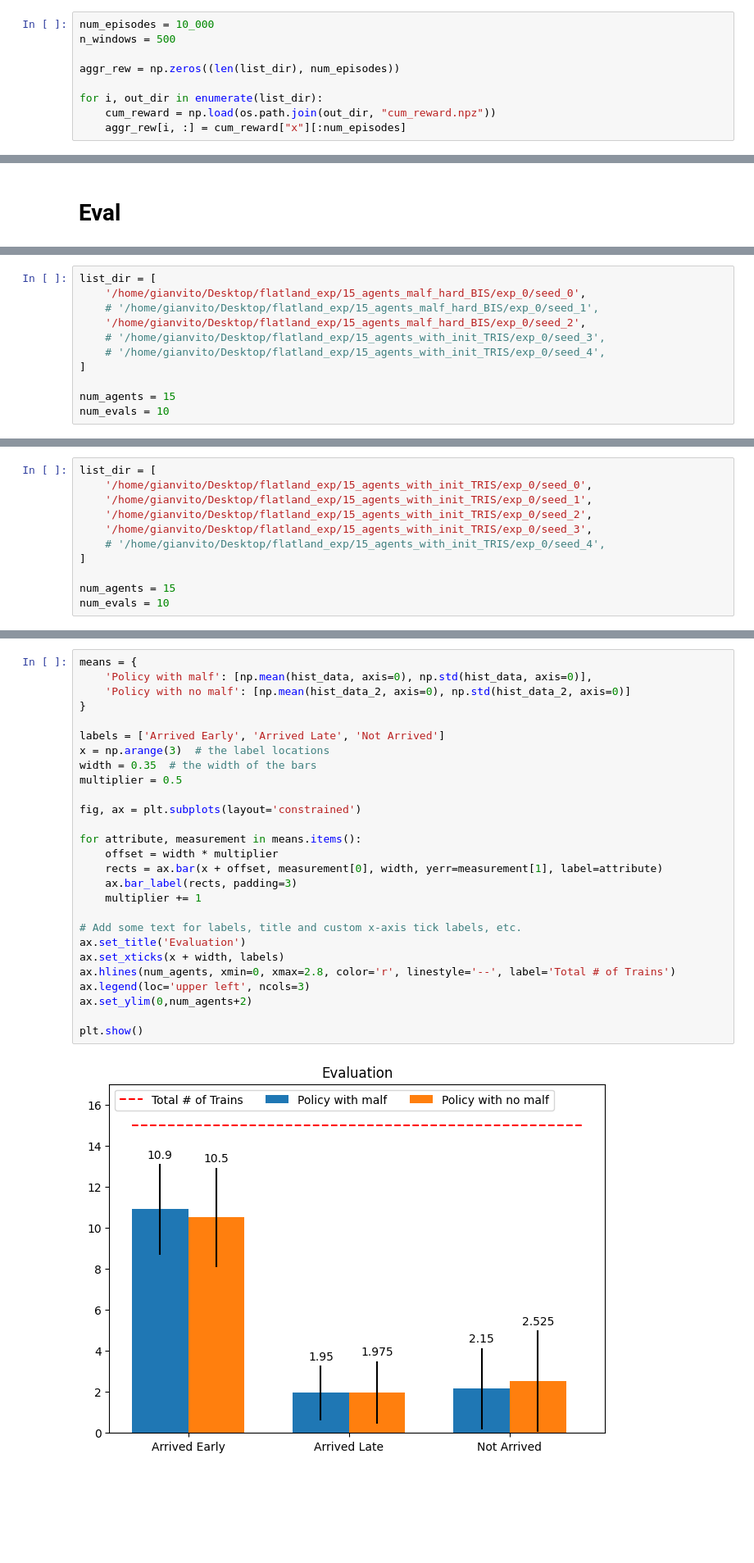
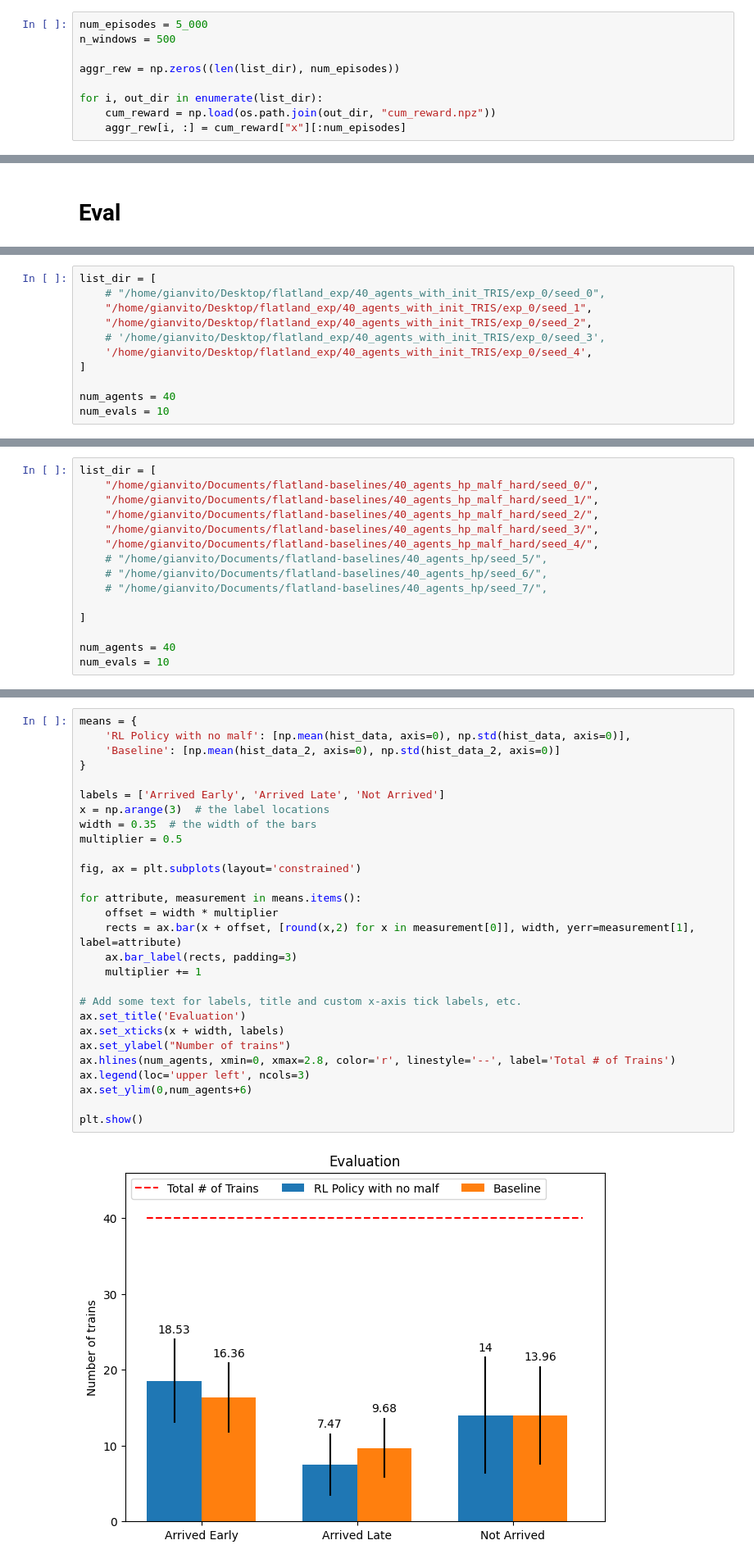
Before and after one commit to gvlos/SwitchFL, a Jupyter notebook: plot.ipynb, the cells around one changed output, grey strips where cells are left out. Shown: that part at 82% size. Drawn from its saved outputs; the diff is of its cells as text; blank space fills up the shorter version.

Commit message:
exploit round

```diff
--- a/plot.ipynb
+++ b/plot.ipynb
@@ -25,6 +25,6 @@ list_dir = [
 ]
 # %%
-num_episodes = 10_000
+num_episodes = 5_000
 n_windows = 500
 
 aggr_rew = np.zeros((len(list_dir), num_episodes))
@@ -106,14 +108,14 @@ def barplot(list_dir, num_evals, num_agents):
     return hist_data
 # %%
 list_dir = [
-    '/home/gianvito/Desktop/flatland_exp/15_agents_malf_hard_BIS/exp_0/seed_0',
-    # '/home/gianvito/Desktop/flatland_exp/15_agents_malf_hard_BIS/exp_0/seed_1',
-    '/home/gianvito/Desktop/flatland_exp/15_agents_malf_hard_BIS/exp_0/seed_2',
-    # '/home/gianvito/Desktop/flatland_exp/15_agents_with_init_TRIS/exp_0/seed_3',
-    # '/home/gianvito/Desktop/flatland_exp/15_agents_with_init_TRIS/exp_0/seed_4',
+    # "/home/gianvito/Desktop/flatland_exp/40_agents_with_init_TRIS/exp_0/seed_0",
+    "/home/gianvito/Desktop/flatland_exp/40_agents_with_init_TRIS/exp_0/seed_1",
+    "/home/gianvito/Desktop/flatland_exp/40_agents_with_init_TRIS/exp_0/seed_2",
+    # '/home/gianvito/Desktop/flatland_exp/40_agents_with_init_TRIS/exp_0/seed_3',
+    '/home/gianvito/Desktop/flatland_exp/40_agents_with_init_TRIS/exp_0/seed_4',
 ]
 
-num_agents = 15
+num_agents = 40
 num_evals = 10
 # %%
 hist_data = barplot(list_dir, num_evals, num_agents)
@@ -122,13 +124,17 @@ hist_data = barplot(list_dir, num_evals, num_agents)
 # %%
 list_dir = [
-    '/home/gianvito/Desktop/flatland_exp/15_agents_with_init_TRIS/exp_0/seed_0',
-    '/home/gianvito/Desktop/flatland_exp/15_agents_with_init_TRIS/exp_0/seed_1',
-    '/home/gianvito/Desktop/flatland_exp/15_agents_with_init_TRIS/exp_0/seed_2',
-    '/home/gianvito/Desktop/flatland_exp/15_agents_with_init_TRIS/exp_0/seed_3',
-    # '/home/gianvito/Desktop/flatland_exp/15_agents_with_init_TRIS/exp_0/seed_4',
+    "/home/gianvito/Documents/flatland-baselines/40_agents_hp_malf_hard/seed_0/",
+    "/home/gianvito/Documents/flatland-baselines/40_agents_hp_malf_hard/seed_1/",
+    "/home/gianvito/Documents/flatland-baselines/40_agents_hp_malf_hard/seed_2/",
+    "/home/gianvito/Documents/flatland-baselines/40_agents_hp_malf_hard/seed_3/",
+    "/home/gianvito/Documents/flatland-baselines/40_agents_hp_malf_hard/seed_4/",
+    # "/home/gianvito/Documents/flatland-baselines/40_agents_hp/seed_5/",
+    # "/home/gianvito/Documents/flatland-baselines/40_agents_hp/seed_6/",
+    # "/home/gianvito/Documents/flatland-baselines/40_agents_hp/seed_7/",
+
 ]
 
-num_agents = 15
+num_agents = 40
 num_evals = 10
 # %%
 hist_data_2 = barplot(list_dir, num_evals, num_agents)
@@ -137,29 +143,30 @@ hist_data_2 = barplot(list_dir, num_evals, num_agents)
 # %%
 means = {
-    'Policy with malf': [np.mean(hist_data, axis=0), np.std(hist_data, axis=0)],
-    'Policy with no malf': [np.mean(hist_data_2, axis=0), np.std(hist_data_2, axis=0)]
+    'RL Policy with no malf': [np.mean(hist_data, axis=0), np.std(hist_data, axis=0)],
+    'Baseline': [np.mean(hist_data_2, axis=0), np.std(hist_data_2, axis=0)]
 }
 
 labels = ['Arrived Early', 'Arrived Late', 'Not Arrived']
 x = np.arange(3)  # the label locations
 width = 0.35  # the width of the bars
 multiplier = 0.5
 
 fig, ax = plt.subplots(layout='constrained')
 
 for attribute, measurement in means.items():
     offset = width * multiplier
-    rects = ax.bar(x + offset, measurement[0], width, yerr=measurement[1], label=attribute)
+    rects = ax.bar(x + offset, [round(x,2) for x in measurement[0]], width, yerr=measurement[1], label=attribute)
     ax.bar_label(rects, padding=3)
     multiplier += 1
 
 # Add some text for labels, title and custom x-axis tick labels, etc.
 ax.set_title('Evaluation')
 ax.set_xticks(x + width, labels)
+ax.set_ylabel("Number of trains")
 ax.hlines(num_agents, xmin=0, xmax=2.8, color='r', linestyle='--', label='Total # of Trains')
 ax.legend(loc='upper left', ncols=3)
-ax.set_ylim(0,num_agents+2)
+ax.set_ylim(0,num_agents+6)
 
 plt.show()
 # %% [output]
-[figure, old version]
+[figure, new version]
```
Also changed, not shown: parts of 10 cells of this notebook, 3 other files.
